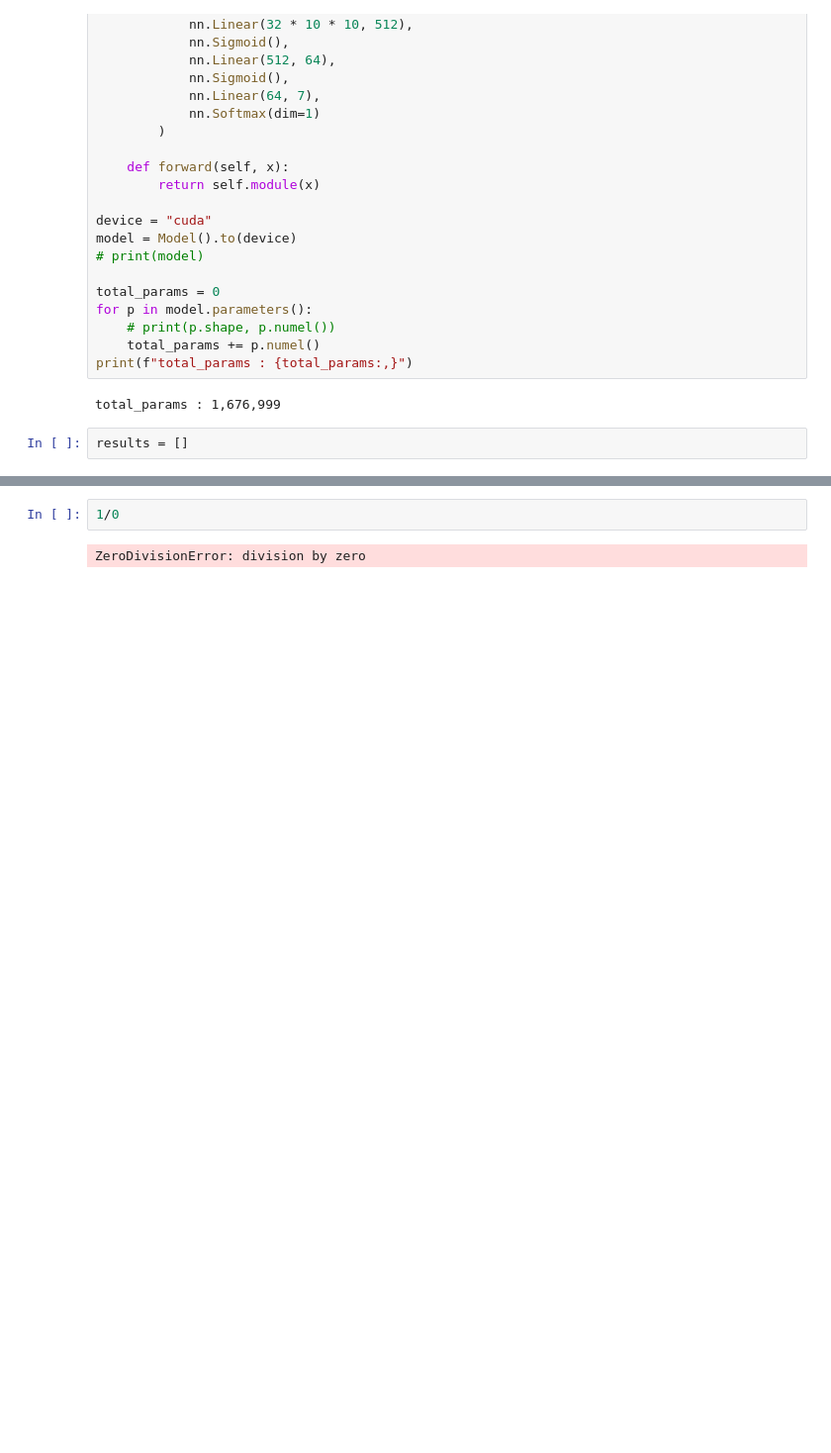
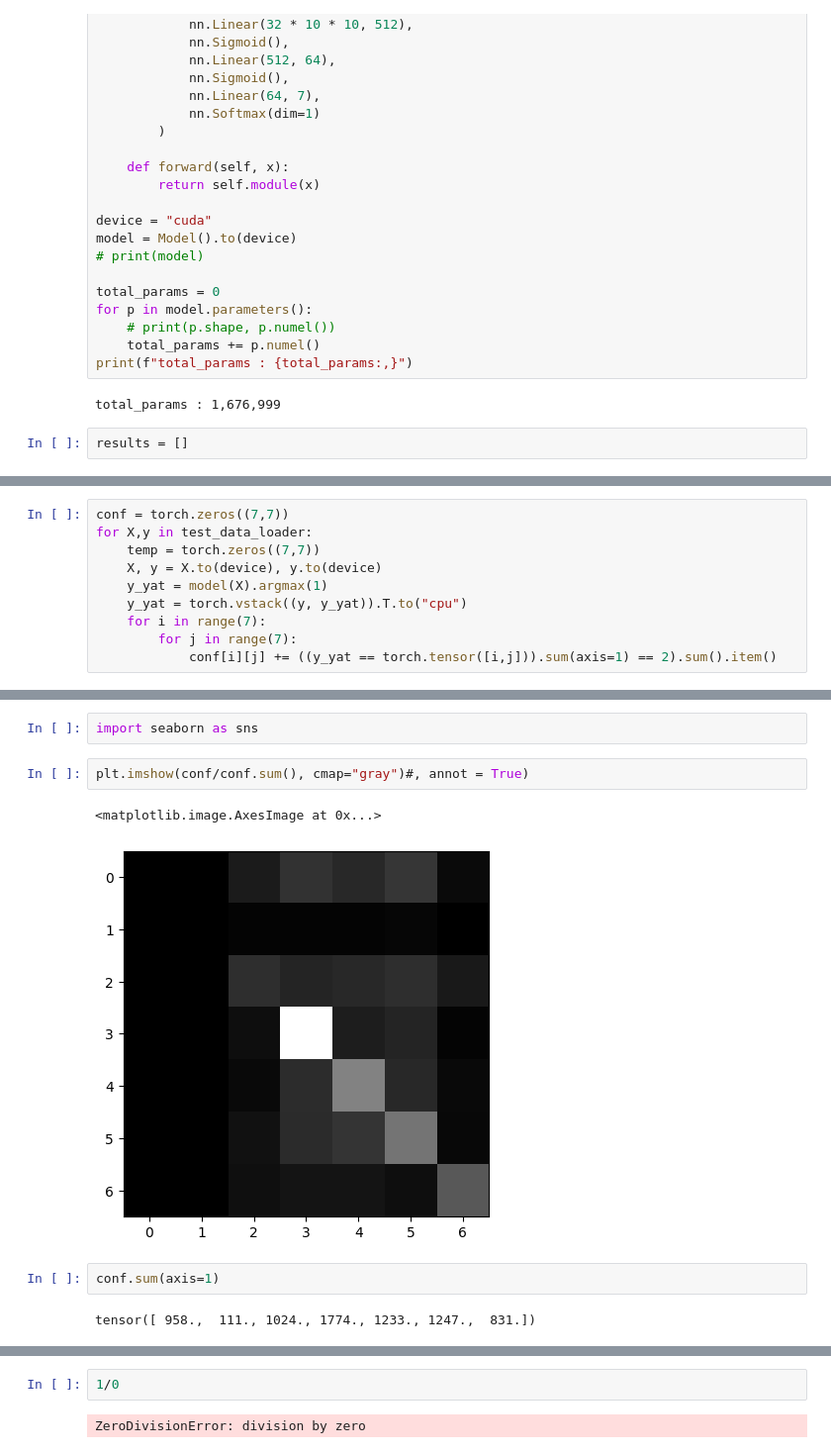
Before and after one commit to Harsh-Jain02/Facial-Expression_Recognition, a Jupyter notebook: model_1.ipynb, the cells around one changed output, grey strips where cells are left out. Shown at 99% size. Cells and saved outputs as stored; diff of their text form; blank space fills up the shorter version.

Commit message:
Base Model : Bad

```diff
--- a/model_1.ipynb
+++ b/model_1.ipynb
@@ -95,0 +106,10 @@ helper.plot_result(results)
+# %%
+conf = torch.zeros((7,7))
+for X,y in test_data_loader:
+    temp = torch.zeros((7,7))
+    X, y = X.to(device), y.to(device)
+    y_yat = model(X).argmax(1)
+    y_yat = torch.vstack((y, y_yat)).T.to("cpu")
+    for i in range(7):
+        for j in range(7):
+            conf[i][j] += ((y_yat == torch.tensor([i,j])).sum(axis=1) == 2).sum().item()
@@ -95,0 +126,11 @@ helper.plot_result(results)
+# %%
+import seaborn as sns
+# %%
+plt.imshow(conf/conf.sum(), cmap="gray")#, annot = True)
+# %% [output]
+<matplotlib.image.AxesImage at 0x...>
+[figure, added]
+# %%
+conf.sum(axis=1)
+# %% [output]
+tensor([ 958.,  111., 1024., 1774., 1233., 1247.,  831.])
```
Also changed, not shown: parts of 12 cells of this notebook, 1 other file.
